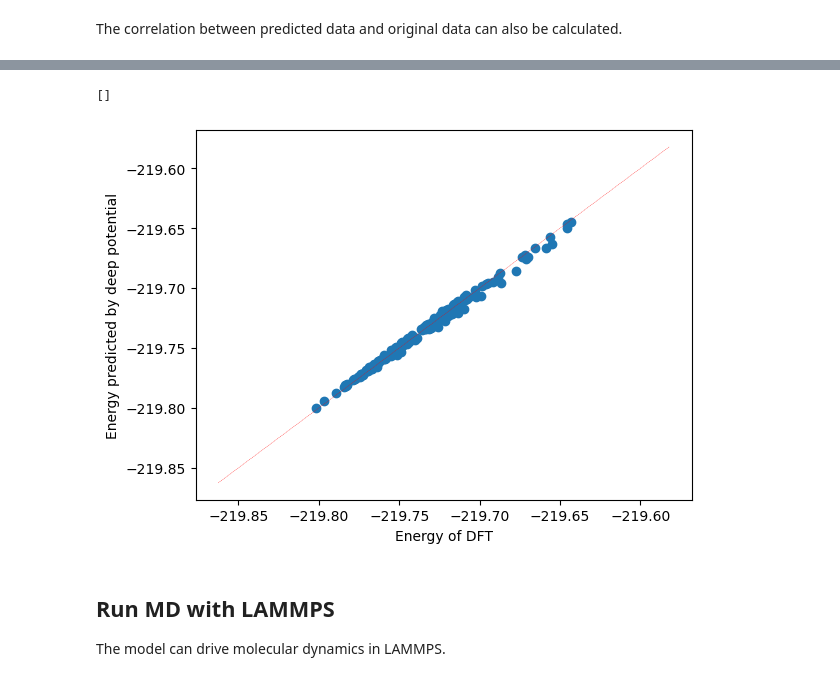
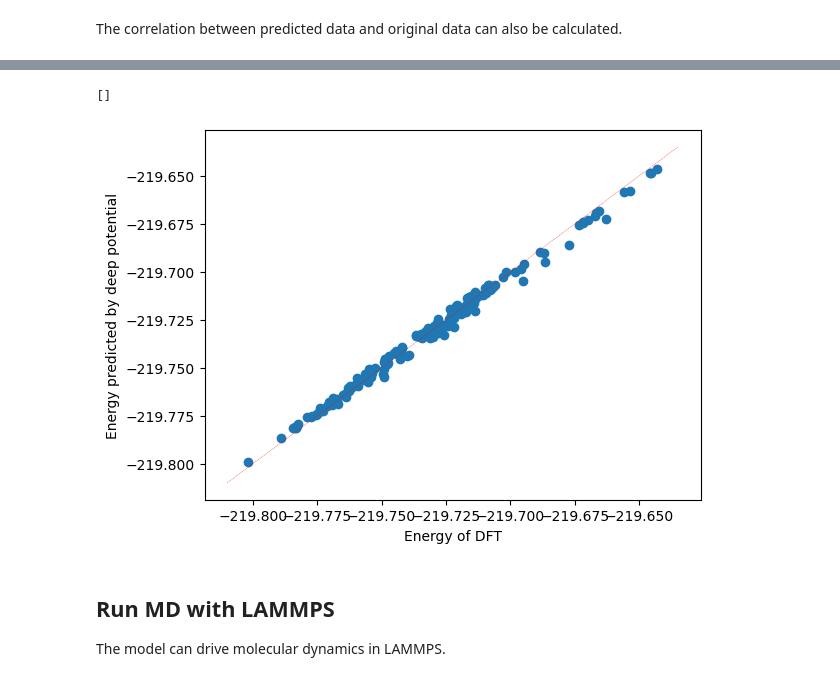
Before and after one commit to dptech-corp/bohrium-notebook, a Jupyter notebook: Proem/EN/DeePMD-kit_Quick_Start_Tutorial_EN.ipynb, the cells around one changed output, grey strips where cells are left out. Drawn from its saved outputs; the diff is of its cells as text; code cells hidden in the pictures.

```diff
--- a/Proem/EN/DeePMD-kit_Quick_Start_Tutorial_EN.ipynb
+++ b/Proem/EN/DeePMD-kit_Quick_Start_Tutorial_EN.ipynb
@@ -399,18 +403,21 @@ WARNING:tensorflow:From /opt/conda/lib/python3.8/site-packages/deepmd/utils/batc
 Instructions for updating:
 Use `tf.config.list_physical_devices('GPU')` instead.
 WARNING:deepmd.utils.batch_size:You can use the environment variable DP_INFER_BATCH_SIZE tocontrol the inference batch size (nframes * natoms). The default value is 1024.
-# %%
-import matplotlib.pyplot as plt
-import numpy as np
-plt.scatter(training_systems["energies"], predict["energies"])
-x_range = np.linspace(np.min(training_systems["energies"]) * 0.999, np.max(training_systems["energies"]) * 1.001, 20)
-plt.plot(x_range, x_range, "r--", linewidth = 0.25)
-plt.xlabel("Energy of DFT")
-plt.ylabel("Energy predicted by deep potential")
-plt.plot()
-# %% [output]
-[]
-[figure, removed]
+# %%
+import matplotlib.pyplot as plt
+import numpy as np
+
+plt.scatter(training_systems["energies"], predict["energies"])
+
+x_range = np.linspace(plt.xlim()[0], plt.xlim()[1])
+
+plt.plot(x_range, x_range, "r--", linewidth = 0.25)
+plt.xlabel("Energy of DFT")
+plt.ylabel("Energy predicted by deep potential")
+plt.plot()
+# %% [output]
+[]
+[figure, added]
 # %% [markdown]
 ## Run MD with LAMMPS
 
```
Also changed, not shown: parts of 10 cells of this notebook, 2 other files.
